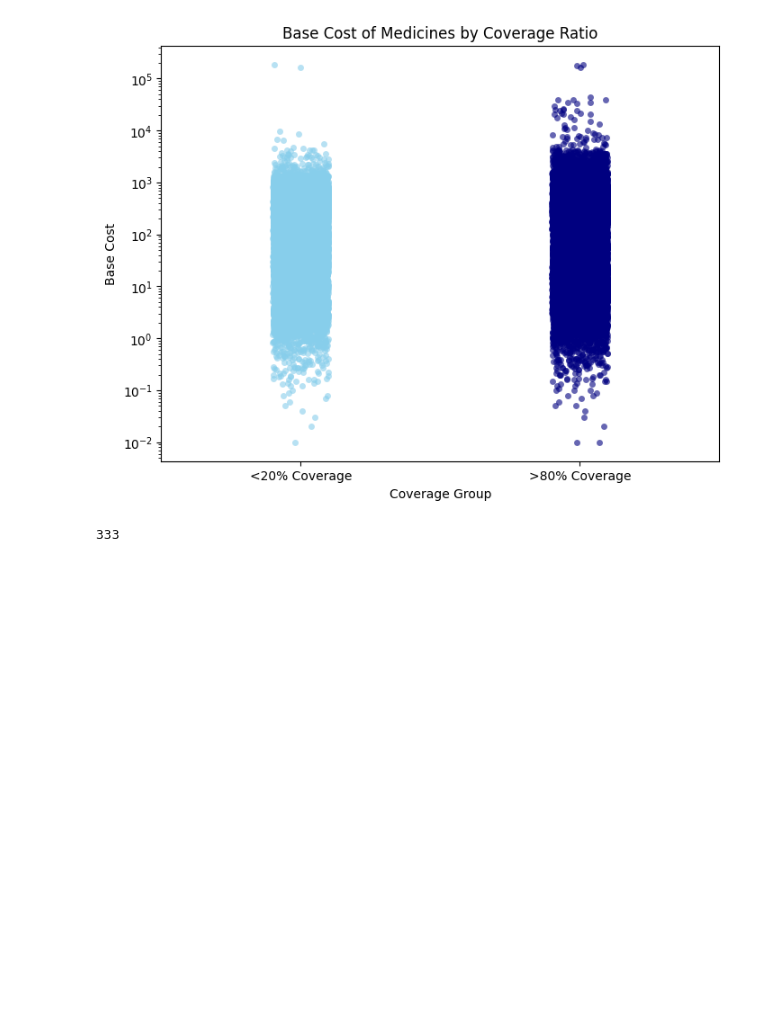
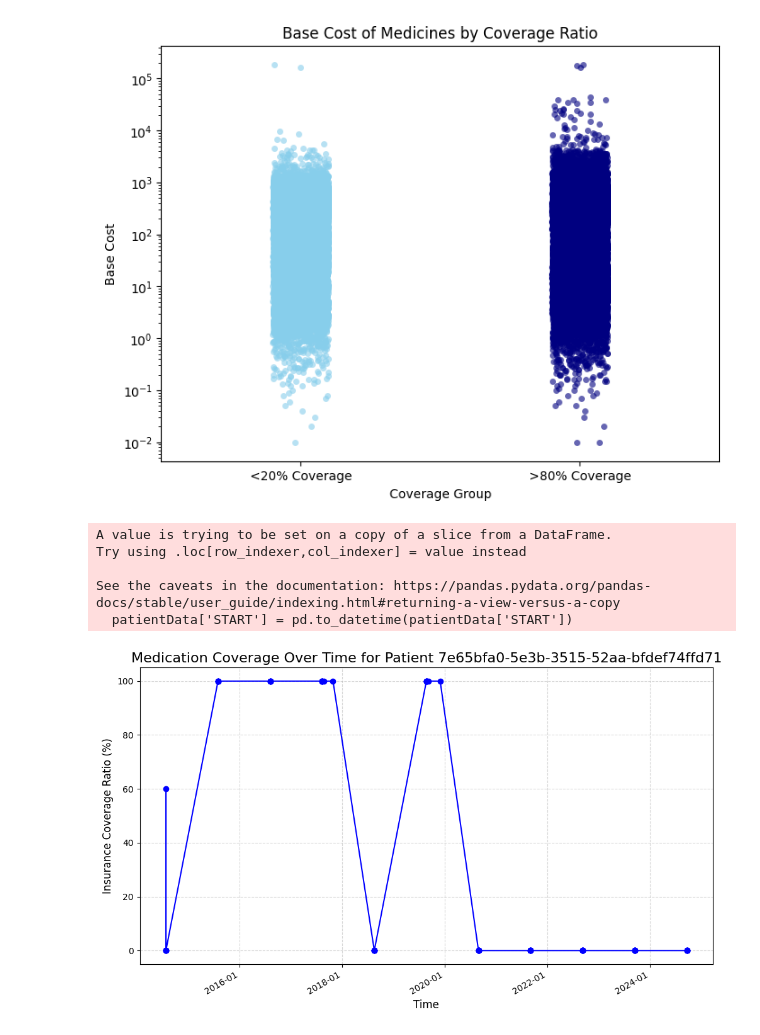
Before and after one commit to macdeath-AA/Patient-Health-Journey, a Jupyter notebook: analysis.ipynb, the cells around one changed output. Drawn from its saved outputs; the diff is of its cells as text; code cells hidden in the pictures; blank space fills up the shorter version.

Commit message:
patient behaviour analysis

```diff
--- a/analysis.ipynb
+++ b/analysis.ipynb
@@ -112,8 +79,45 @@ plt.yscale('log')  # Use log scale if base costs vary significantly
 plt.show()
 # %% [output]
 [figure]
-# %%
-#finding all the costs for a medicine
-mednames = alldata['DESCRIPTION'].unique()
-# %% [output]
-333
+# %%
+#finding all the instances of 1 patient (brute force)
+
+patientID = '7e65bfa0-5e3b-3515-52aa-bfdef74ffd71'
+patientData = alldata[alldata['PATIENT'] == patientID]
+
+patientData
+# %%
+import matplotlib.pyplot as plt
+import matplotlib.dates as mdates
+import pandas as pd
+
+# Make sure 'START' is in datetime format
+patientData['START'] = pd.to_datetime(patientData['START'])
+
+# Plotting
+plt.figure(figsize=(10, 6))
+
+plt.plot(patientData['START'], patientData['COVERAGE_RATIO'], marker='o', linestyle='-', color='b', markersize=6)
+
+# Formatting the x-axis for better date readability
+plt.gca().xaxis.set_major_formatter(mdates.DateFormatter('%Y-%m'))  # Format dates as Year
+plt.gcf().autofmt_xdate()
+
+# Adding labels and title
+plt.title(f"Medication Coverage Over Time for Patient {patientID}", fontsize=16)
+plt.xlabel("Time", fontsize=12)
+plt.ylabel("Insurance Coverage Ratio (%)", fontsize=12)
+
+# Show grid for better readability
+plt.grid(True, linestyle='--', alpha=0.5)
+
+# Show the plot
+plt.tight_layout()
+plt.show()
+# %% [output]
+A value is trying to be set on a copy of a slice from a DataFrame.
+Try using .loc[row_indexer,col_indexer] = value instead
+
+See the caveats in the documentation: https://pandas.pydata.org/pandas-docs/stable/user_guide/indexing.html#returning-a-view-versus-a-copy
+  patientData['START'] = pd.to_datetime(patientData['START'])
+[figure, added]
```
Also changed, not shown: parts of 4 cells of this notebook.
